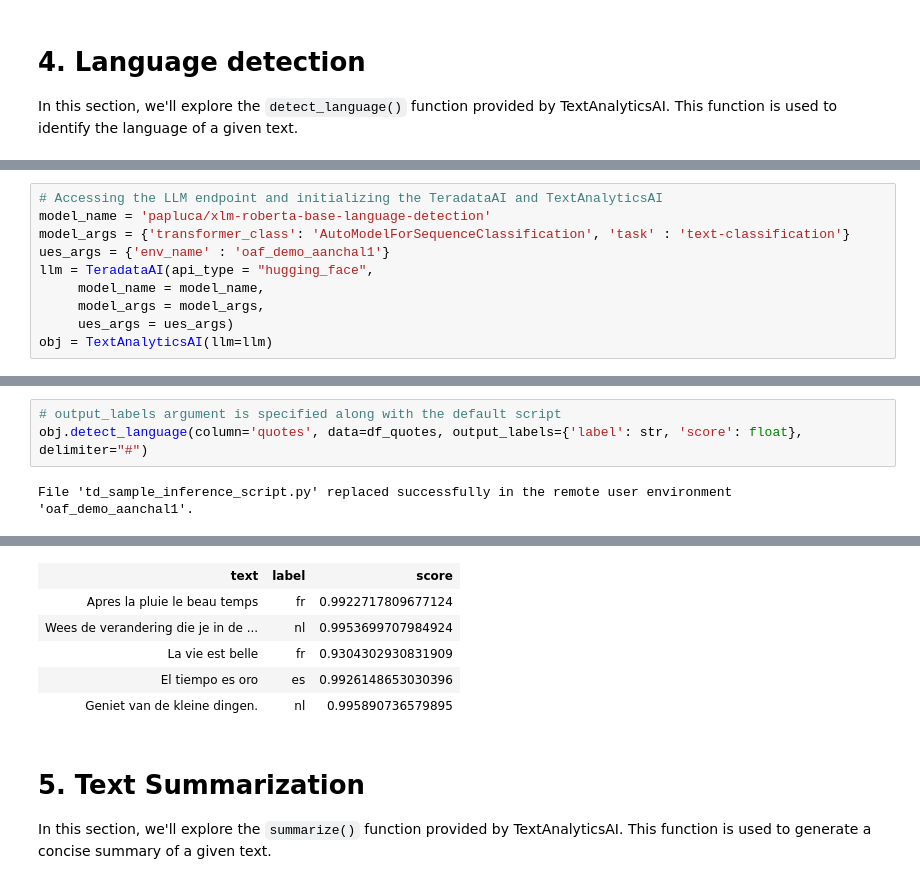
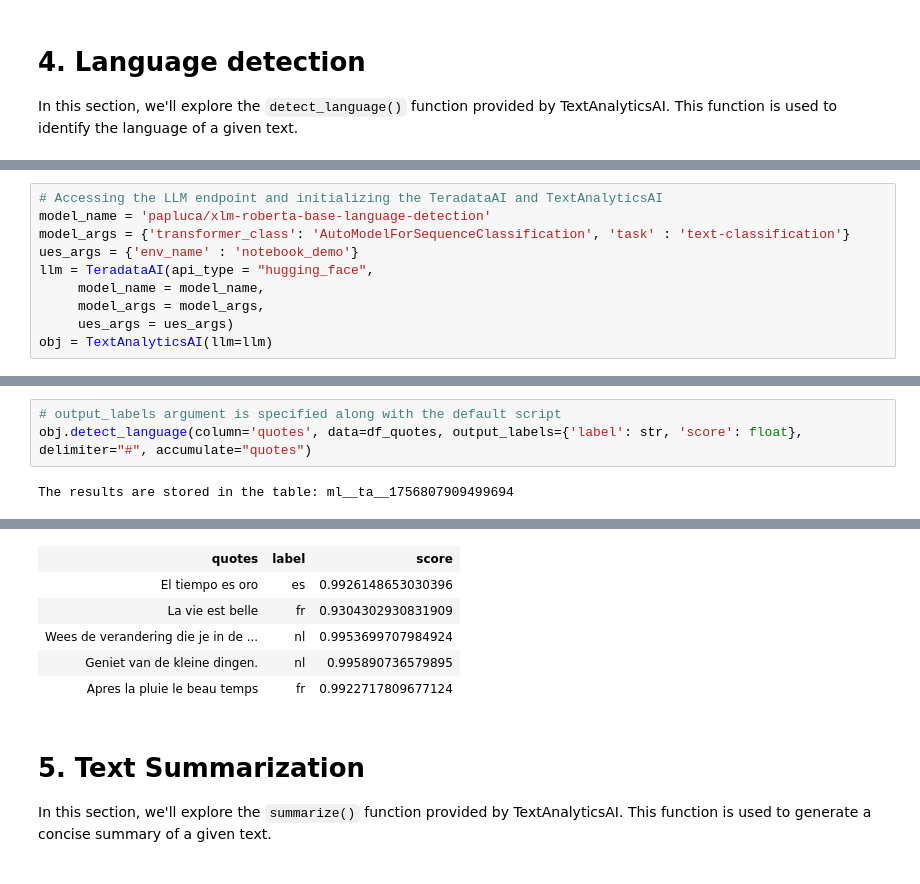
Before and after one commit to Teradata/teradatagenai, a Jupyter notebook: Workflows/TextAnalytics/teradata_text_analytics_with_byollm_huggingface.ipynb, the cells around one changed output, grey strips where cells are left out. Drawn from its saved outputs; the diff is of its cells as text.

```diff
--- a/Workflows/TextAnalytics/teradata_text_analytics_with_byollm_huggingface.ipynb
+++ b/Workflows/TextAnalytics/teradata_text_analytics_with_byollm_huggingface.ipynb
@@ -250,7 +279,7 @@ In this section, we'll explore the `detect_language()` function provided by Text
 # Accessing the LLM endpoint and initializing the TeradataAI and TextAnalyticsAI
 model_name = 'papluca/xlm-roberta-base-language-detection'
 model_args = {'transformer_class': 'AutoModelForSequenceClassification', 'task' : 'text-classification'}
-ues_args = {'env_name' : 'oaf_demo_aanchal1'}
+ues_args = {'env_name' : 'notebook_demo'}
 llm = TeradataAI(api_type = "hugging_face",
      model_name = model_name,
      model_args = model_args,
@@ -273,5 +305,5 @@ File 'td_sample_inference_script.py' replaced successfully in the remote user en
 # %%
 # output_labels argument is specified along with the default script
-obj.detect_language(column='quotes', data=df_quotes, output_labels={'label': str, 'score': float}, delimiter="#")
+obj.detect_language(column='quotes', data=df_quotes, output_labels={'label': str, 'score': float}, delimiter="#", accumulate="quotes")
 # %% [output]
-File 'td_sample_inference_script.py' replaced successfully in the remote user environment 'oaf_demo_aanchal1'.
+The results are stored in the table: ml__ta__1756807909499694
@@ -278,9 +311,9 @@ File 'td_sample_inference_script.py' replaced successfully in the remote user en
-| text | label | score |
+| quotes | label | score |
+| El tiempo es oro | es | 0.9926148653030396 |
+| La vie est belle | fr | 0.9304302930831909 |
+| Wees de verandering die je in de ... | nl | 0.9953699707984924 |
+| Geniet van de kleine dingen. | nl | 0.995890736579895 |
 | Apres la pluie le beau temps | fr | 0.9922717809677124 |
-| Wees de verandering die je in de ... | nl | 0.9953699707984924 |
-| La vie est belle | fr | 0.9304302930831909 |
-| El tiempo es oro | es | 0.9926148653030396 |
-| Geniet van de kleine dingen. | nl | 0.995890736579895 |
 # %% [markdown]
 # 5. Text Summarization
 In this section, we'll explore the `summarize()` function provided by TextAnalyticsAI. This function is used to generate a concise summary of a given text.
```
Also changed, not shown: parts of 36 cells of this notebook, 11 other files.
